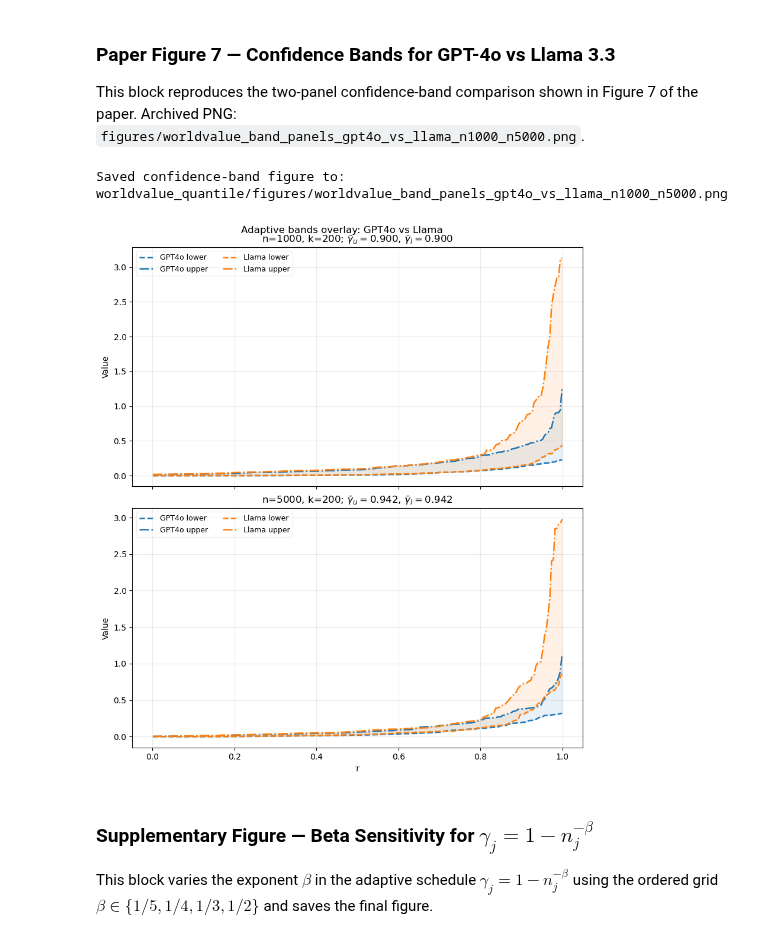
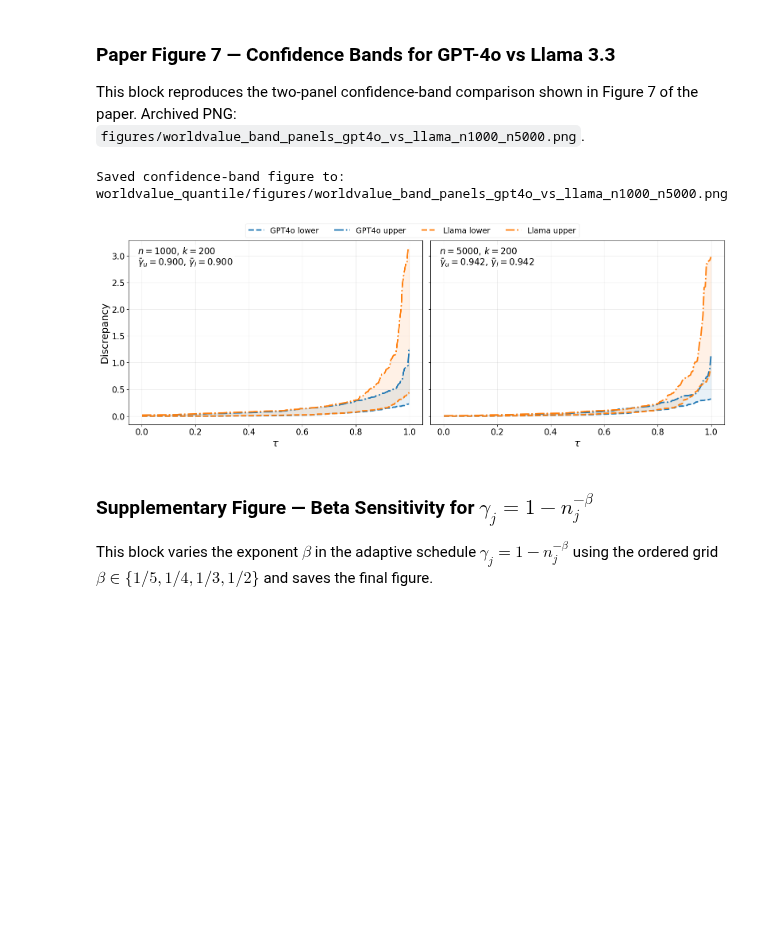
Before and after one commit to yushiouwillylin/simulator_fidelity, a Jupyter notebook: worldvalue_quantile/WV_quantile_construction.ipynb, the cells around one changed output. Saved outputs shown, nothing was run; the diff lists cells and outputs as text; code cells hidden in the pictures; blank space fills up the shorter version.

```diff
--- a/worldvalue_quantile/WV_quantile_construction.ipynb
+++ b/worldvalue_quantile/WV_quantile_construction.ipynb
@@ -693,7 +823,9 @@ def plot_empirical_quantiles_all_models_one_n(
             continue
 
         disp = name_map.get(key, key) if name_map else key
-        color = color_map.get(disp, None) if color_map else None
+        color = None
+        if color_map:
+            color = color_map.get(key, color_map.get(disp, None))
 
         # choose bar_gamma used for indexing
         if index_mode == "gamma":
@@ -1573,9 +1764,9 @@ This block reproduces the two-panel confidence-band comparison shown in Figure 7
 Archived PNG: `figures/worldvalue_band_panels_gpt4o_vs_llama_n1000_n5000.png`.
 # %%
 # ============================================================
-# 2x1 vertical band plots: TWO simulators per panel
-#   - top: n_list[0]
-#   - bottom: n_list[1]
+# 1x2 horizontal band plots: TWO simulators per panel
+#   - left: n_list[0]
+#   - right: n_list[1]
 #   - in each panel: overlay bands for (sim_a, sim_b) with different colors
 #   - indexing: alpha_low = bar_gamma_l * tau, alpha_up = (1-bar_gamma_u) + bar_gamma_u * tau
 # ============================================================
@@ -1597,13 +1788,20 @@ def plot_two_band_panels_two_sims_adaptive(
     color_map=None,          # dict sim->color
     colors=None,             # optional override (color_a, color_b)
     tau_grid=None,
-    figsize=(8.2, 9.2),
-    sharex=True,
+    figsize=(15.8, 5.3),
+    sharey=True,
     fill_alpha=0.10,
     legend=True,
+    line_width=2.6,
+    label_fontsize=17,
+    tick_fontsize=14,
+    legend_fontsize=13,
+    panel_text_fontsize=16,
+    panel_text_bbox_alpha=0.80,
+    show_suptitle=False,
 ):
     """
-    Two vertical panels (one per n_target). Each panel overlays the two simulator bands.
+    Two horizontal panels (one per n_target). Each panel overlays the two simulator bands.
 
     IMPORTANT: uses bar_gamma_u/bar_gamma_l from compute_plus_minus_df_adaptive_gamma
     (i.e., bar over qids) and applies the asymptotic index map in quantile-coordinate form:
@@ -1627,10 +1825,10 @@ def plot_two_band_panels_two_sims_adaptive(
         col_b = None if color_map is None else color_map.get(sim_b, None)
 
     fig, axes = plt.subplots(
-        nrows=len(n_list),
-        ncols=1,
+        nrows=1,
+        ncols=len(n_list),
         figsize=figsize,
-        sharex=sharex,
+        sharey=sharey,
         constrained_layout=True,
     )
     if len(n_list) == 1:
@@ -1676,21 +1874,26 @@ def plot_two_band_panels_two_sims_adaptive(
 
         # ----- draw bands (two fills, two pairs of lines)
         ax.fill_between(tau, Vminus_a, Vplus_a, alpha=fill_alpha, color=col_a)
-        ax.plot(tau, Vminus_a, "--", lw=1.8, color=col_a, label=f"{sim_a} lower")
-        ax.plot(tau, Vplus_a,  "-.", lw=1.8, color=col_a, label=f"{sim_a} upper")
+        ax.plot(tau, Vminus_a, "--", lw=line_width, color=col_a, label=f"{sim_a} lower")
+        ax.plot(tau, Vplus_a,  "-.", lw=line_width, color=col_a, label=f"{sim_a} upper")
 
         ax.fill_between(tau, Vminus_b, Vplus_b, alpha=fill_alpha, color=col_b)
-        ax.plot(tau, Vminus_b, "--", lw=1.8, color=col_b, label=f"{sim_b} lower")
-        ax.plot(tau, Vplus_b,  "-.", lw=1.8, color=col_b, label=f"{sim_b} upper")
+        ax.plot(tau, Vminus_b, "--", lw=line_width, color=col_b, label=f"{sim_b} lower")
+        ax.plot(tau, Vplus_b,  "-.", lw=line_width, color=col_b, label=f"{sim_b} upper")
 
-        ax.set_ylabel("Value")
-        ax.set_title(
-            rf"n={int(n_human)}, k={int(k)}; "
-            rf"$\bar\gamma_u={gu_bar:.3f}$, $\bar\gamma_l={gl_bar:.3f}$"
+        ax.set_xlabel(r"$\tau$", fontsize=label_fontsize)
+        ax.tick_params(axis="both", labelsize=tick_fontsize)
+        ax.text(
+            0.03,
+            0.97,
+            f"$n={int(n_human)}$, $k={int(k)}$\n$\\bar\\gamma_u={gu_bar:.3f}$, $\\bar\\gamma_l={gl_bar:.3f}$",
+            transform=ax.transAxes,
+            ha="left",
+            va="top",
+            fontsize=panel_text_fontsize,
+            bbox={"facecolor": "white", "edgecolor": "none", "alpha": panel_text_bbox_alpha},
         )
         ax.grid(True, alpha=0.25)
-        if legend:
-            ax.legend(loc="best", fontsize=9, ncol=2, framealpha=0.3)
 
         outputs[int(n_human)] = {
             "df_pm": df_pm,
@@ -1700,37 +1903,56 @@ def plot_two_band_panels_two_sims_adaptive(
             "alpha_up": alpha_up,
             sim_a: {"Vminus": Vminus_a, "Vplus": Vplus_a},
             sim_b: {"Vminus": Vminus_b, "Vplus": Vplus_b},
         }
 
-    axes[-1].set_xlabel(r"$\tau$")
-    fig.suptitle(f"Adaptive bands overlay: {sim_a} vs {sim_b}", y=1.01)
+    axes[0].set_ylabel("Discrepancy", fontsize=label_fontsize)
+    if legend:
+        handles, labels = axes[0].get_legend_handles_labels()
+        fig.legend(
+            handles,
+            labels,
+            loc="upper center",
+            bbox_to_anchor=(0.5, 1.09),
+            ncol=4,
+            fontsize=legend_fontsize,
+            framealpha=0.35,
+        )
+    if show_suptitle:
+        fig.suptitle(f"Adaptive bands overlay: {sim_a} vs {sim_b}", y=1.03)
     outputs["_figure"] = fig
     return outputs
 
 
 # ===================== RUN IT (example) =====================
 outs2 = plot_two_band_panels_two_sims_adaptive(
     full_human=full,
     simulators_dict=simulators,
     sim_a="GPT4o",
     sim_b="Llama",
     n_list=(1000, 5000),
     k=K_MODEL,
     g_u=g_default_n13,
     g_l=g_default_n13,
     ci_family=CI_FAMILY,
     loss_kind=LOSS_KIND,
     ci_kwargs=CI_KWARGS,
     seed=SEED,
     color_map=(SIM_COLOR_MAP if "SIM_COLOR_MAP" in globals() else None),
-    figsize=(8.2, 9.2),
+    figsize=(15.8, 5.3),
+    sharey=True,
+    line_width=2.6,
+    label_fontsize=18,
+    tick_fontsize=15,
+    legend_fontsize=14,
+    panel_text_fontsize=16,
+    show_suptitle=False,
 )
 band_fig_path = FIGURES_DIR / "worldvalue_band_panels_gpt4o_vs_llama_n1000_n5000.png"
 outs2["_figure"].savefig(band_fig_path, dpi=200, bbox_inches="tight")
 print(f"Saved confidence-band figure to: {band_fig_path.relative_to(ROOT)}")
 # %% [output]
 Saved confidence-band figure to: worldvalue_quantile/figures/worldvalue_band_panels_gpt4o_vs_llama_n1000_n5000.png
-[figure, old version]
+[figure, new version]
 # %% [markdown]
 ### Supplementary Figure — Beta Sensitivity for $\gamma_j = 1 - n_j^{-\beta}$
 
```
Also changed, not shown: parts of 4 cells of this notebook, 11 other files.
